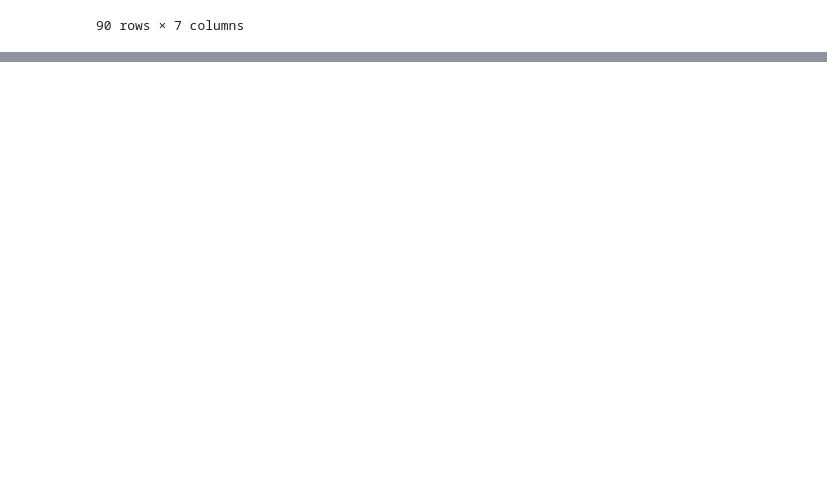
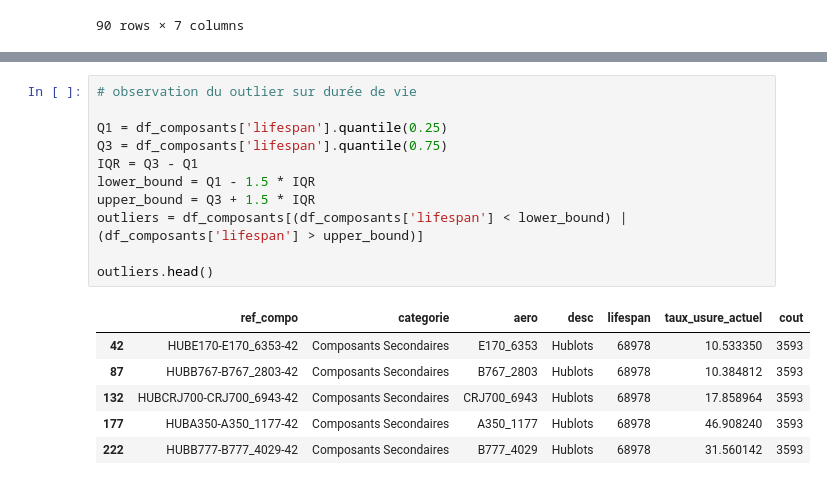
Before and after one commit to Dim2960/preventive_maintenance, a Jupyter notebook: Analyse_vz_prepa.ipynb, the cells around one changed output, grey strips where cells are left out. Saved outputs shown, nothing was run; the diff lists cells and outputs as text; blank space fills up the shorter version.

```diff
--- a/Analyse_vz_prepa.ipynb
+++ b/Analyse_vz_prepa.ipynb
@@ -293,0 +377,18 @@ df_composants.head()
+# %%
+# observation du outlier sur durée de vie
+
+Q1 = df_composants['lifespan'].quantile(0.25)
+Q3 = df_composants['lifespan'].quantile(0.75)
+IQR = Q3 - Q1
+lower_bound = Q1 - 1.5 * IQR
+upper_bound = Q3 + 1.5 * IQR
+outliers = df_composants[(df_composants['lifespan'] < lower_bound) | (df_composants['lifespan'] > upper_bound)]
+
+outliers.head()
+# %% [output]
+|  | ref_compo | categorie | aero | desc | lifespan | taux_usure_actuel | cout |
+| 42 | HUBE170-E170_6353-42 | Composants Secondaires | E170_6353 | Hublots | 68978 | 10.533350 | 3593 |
+| 87 | HUBB767-B767_2803-42 | Composants Secondaires | B767_2803 | Hublots | 68978 | 10.384812 | 3593 |
+| 132 | HUBCRJ700-CRJ700_6943-42 | Composants Secondaires | CRJ700_6943 | Hublots | 68978 | 17.858964 | 3593 |
+| 177 | HUBA350-A350_1177-42 | Composants Secondaires | A350_1177 | Hublots | 68978 | 46.908240 | 3593 |
+| 222 | HUBB777-B777_4029-42 | Composants Secondaires | B777_4029 | Hublots | 68978 | 31.560142 | 3593 |
```
Also changed, not shown: parts of 9 cells of this notebook, 1 other file.
